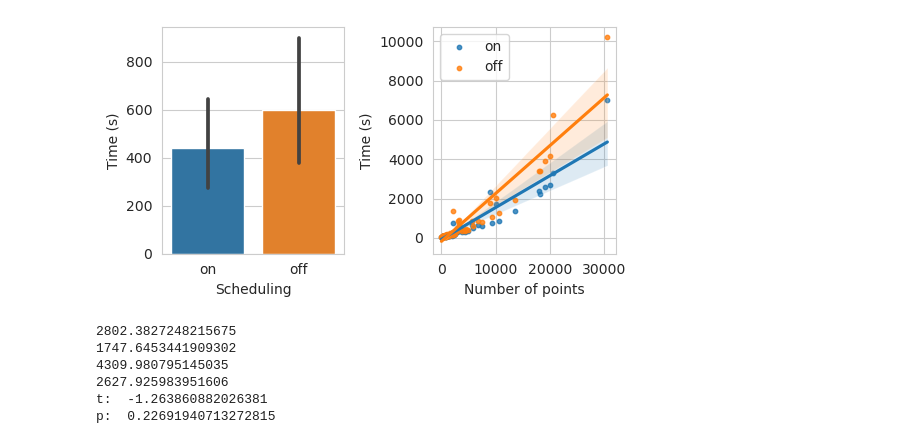
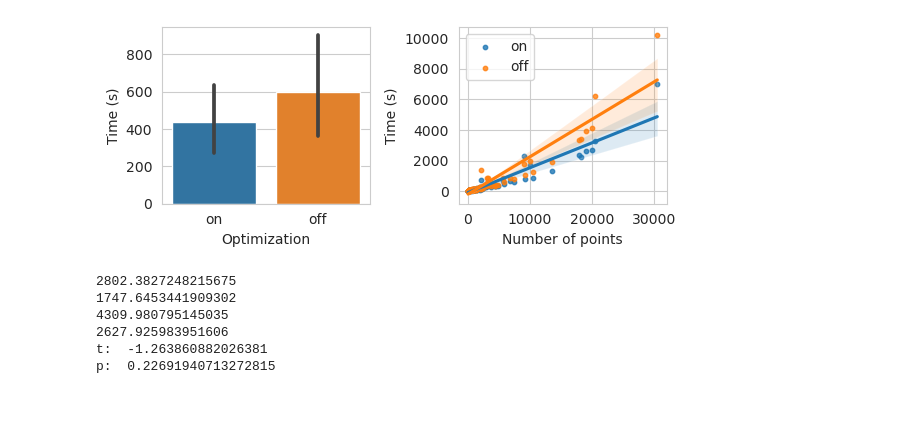
Before and after one commit to hj-n/zadu, a Jupyter notebook: scalability_eval/visualize.ipynb, the cells around one changed output. Saved outputs shown, nothing was run; the diff lists cells and outputs as text; code cells hidden in the pictures; blank space fills up the shorter version.

Commit message:
added visualizations

```diff
--- a/scalability_eval/visualize.ipynb
+++ b/scalability_eval/visualize.ipynb
@@ -9,7 +9,7 @@ df = pd.read_csv("./result/results_full_10.csv")
 df_for_visualize = pd.DataFrame(
 	{
     "Time (s)": df["with_scheduling"].tolist() + df["without_scheduling"].tolist(),
-    "Scheduling": ["on"] * len(df) + ["off"] * len(df),
+    "Optimization": ["on"] * len(df) + ["off"] * len(df),
     "Number of points": df["dataset_size"].tolist() + df["dataset_size"].tolist(),
     "dataset_dim": df["dataset_dim"].tolist() + df["dataset_dim"].tolist()
 	}
@@ -17,46 +17,46 @@ df_for_visualize = pd.DataFrame(
 # %%
 sns.set_style("whitegrid")
 
-fig, ax = plt.subplots(1, 2, figsize=(5.5, 3))
+fig, ax = plt.subplots(1, 2, figsize=(6, 2.5))
 
 sns.barplot(
 	data=df_for_visualize,
   y="Time (s)",
-  x="Scheduling",
+  x="Optimization",
 	ax=ax[0]
 )
 
 sns.regplot(
-  data=df_for_visualize[df_for_visualize["Scheduling"] == "on"],
+  data=df_for_visualize[df_for_visualize["Optimization"] == "on"],
   x="Number of points",
   y="Time (s)",
   ax=ax[1],
 	scatter_kws={"s": 10},
   label="on"
 )
 
 sns.regplot(
-  data=df_for_visualize[df_for_visualize["Scheduling"] == "off"],
+  data=df_for_visualize[df_for_visualize["Optimization"] == "off"],
   x="Number of points",
   y="Time (s)",
   ax=ax[1],
 	scatter_kws={"s": 10},
   label="off"
 )
 
 ax[1].legend()
 
 
 
 
 
 
 plt.tight_layout()
 
 plt.savefig("./result/visualize.png", dpi=300)
 plt.savefig("./result/visualize.pdf", dpi=300)
 # %% [output]
-[figure, old version]
+[figure, new version]
 # %%
 ## statistical t-test between scheduling and non-scheduling
 
```
Also changed, not shown: 3 other files.
